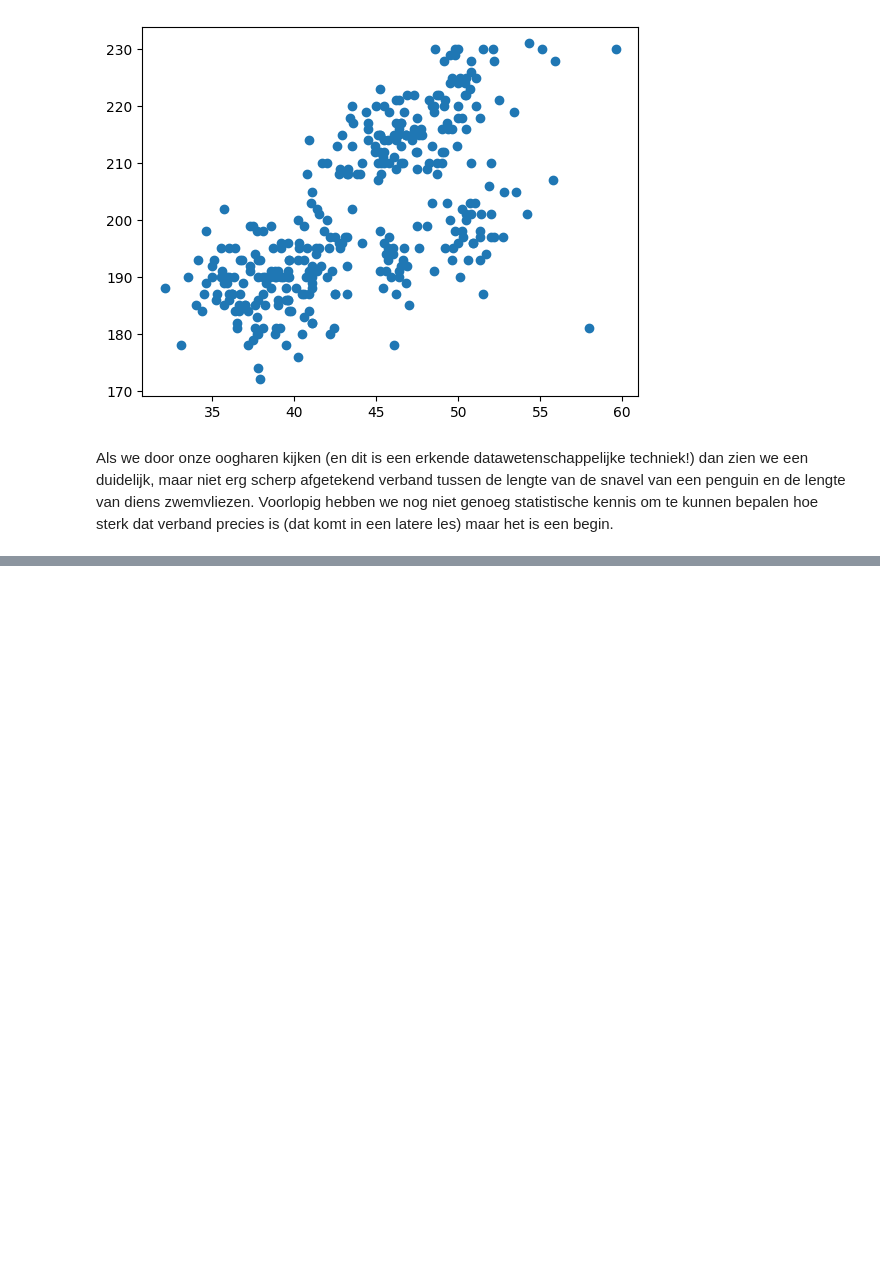
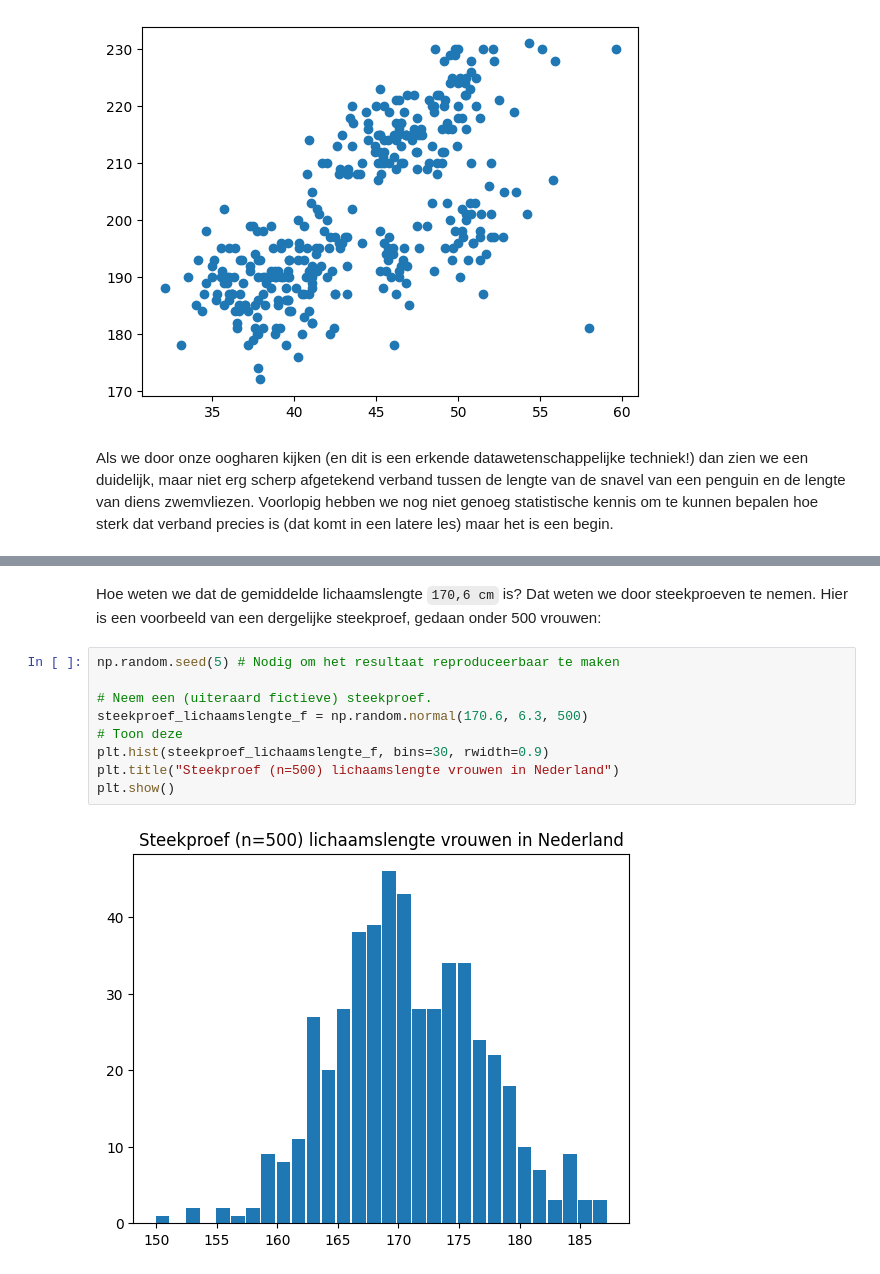
Before and after one commit to mcdejonge/cursus-beginnen-met-data-science, a Jupyter notebook: les_1_statistiek.ipynb, the cells around one changed output, grey strips where cells are left out. Saved outputs shown, nothing was run; the diff lists cells and outputs as text; blank space fills up the shorter version.

```diff
--- a/les_1_statistiek.ipynb
+++ b/les_1_statistiek.ipynb
@@ -418,0 +460,13 @@ steekproeven
+# %% [markdown]
+Hoe weten we dat de gemiddelde lichaamslengte `170,6 cm` is? Dat weten we door steekproeven te nemen. Hier is een voorbeeld van een dergelijke steekproef, gedaan onder 500 vrouwen:
+# %%
+np.random.seed(5) # Nodig om het resultaat reproduceerbaar te maken
+
+# Neem een (uiteraard fictieve) steekproef.
+steekproef_lichaamslengte_f = np.random.normal(170.6, 6.3, 500)
+# Toon deze
+plt.hist(steekproef_lichaamslengte_f, bins=30, rwidth=0.9)
+plt.title("Steekproef (n=500) lichaamslengte vrouwen in Nederland")
+plt.show()
+# %% [output]
+[figure, added]
```
Also changed, not shown: parts of 37 cells of this notebook.
